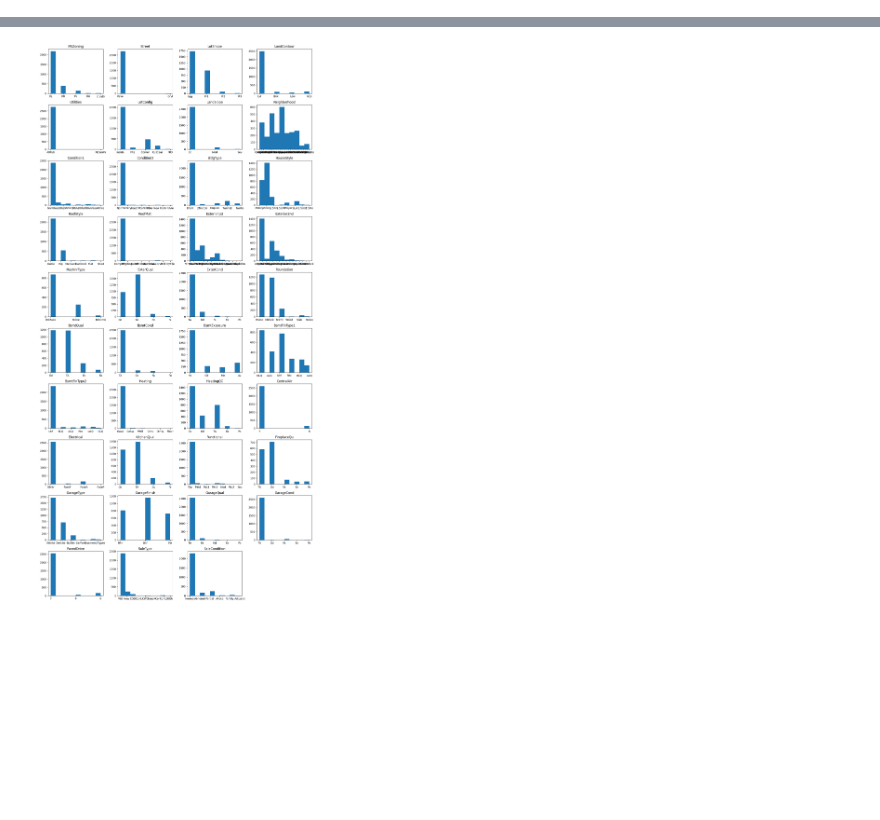
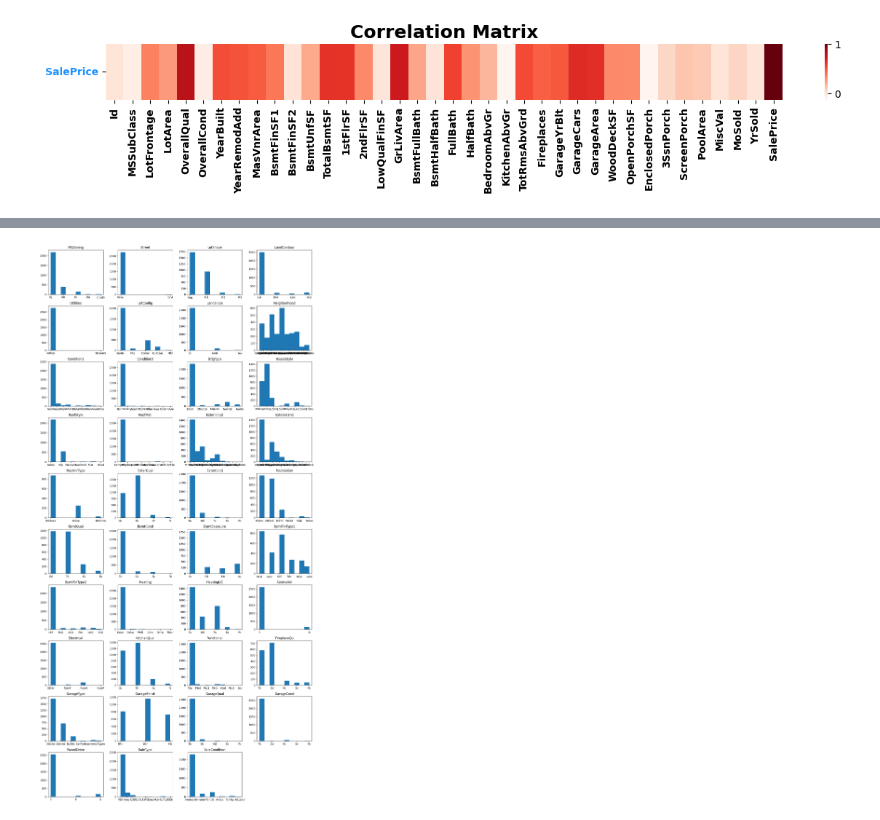
Before and after one commit to KuoShelly/House-Price-Regression, a Jupyter notebook: houseprice_prediction.ipynb, the cells around one changed output, grey strips where cells are left out. Saved outputs shown, nothing was run; the diff lists cells and outputs as text; code cells hidden in the pictures; blank space fills up the shorter version.

```diff
--- a/houseprice_prediction.ipynb
+++ b/houseprice_prediction.ipynb
@@ -14,6 +24,32 @@ import math
 # %%
 train_df = pd.read_csv("train_house_price.csv")
 test_df = pd.read_csv("test_house_price.csv")
+# %%
+# 相關性熱點圖
+num_data_train = train_df.select_dtypes(include=['int', 'float'])
+
+# 計算相關性
+num_corr = num_data_train.corr()
+
+# 調整圖形大小
+fig, ax = plt.subplots(figsize=(15, 1))
+
+# 繪製相關性熱點圖
+sns.heatmap(num_corr.sort_values(
+    by=['SalePrice'], ascending=False).head(1), cmap='Reds')
+
+# 設置標題和軸標籤
+plt.title("Correlation Matrix", weight='bold', fontsize=18)
+plt.xticks(weight='bold')
+plt.yticks(weight='bold', color='dodgerblue', rotation=0)
+
+# 找出相關性小於0.3的特徵
+low_corr_features = num_corr['SalePrice'][num_corr['SalePrice'] < 0.3].index
+
+# 刪除相關性小於0.3的特徵
+train_df = train_df.drop(low_corr_features, axis=1)
+# %% [output]
+[figure, added]
 # %%
 # 極端值處理
 num_train_data = train_df.select_dtypes(include=['int', 'float'])
```
Also changed, not shown: parts of 18 cells of this notebook.
